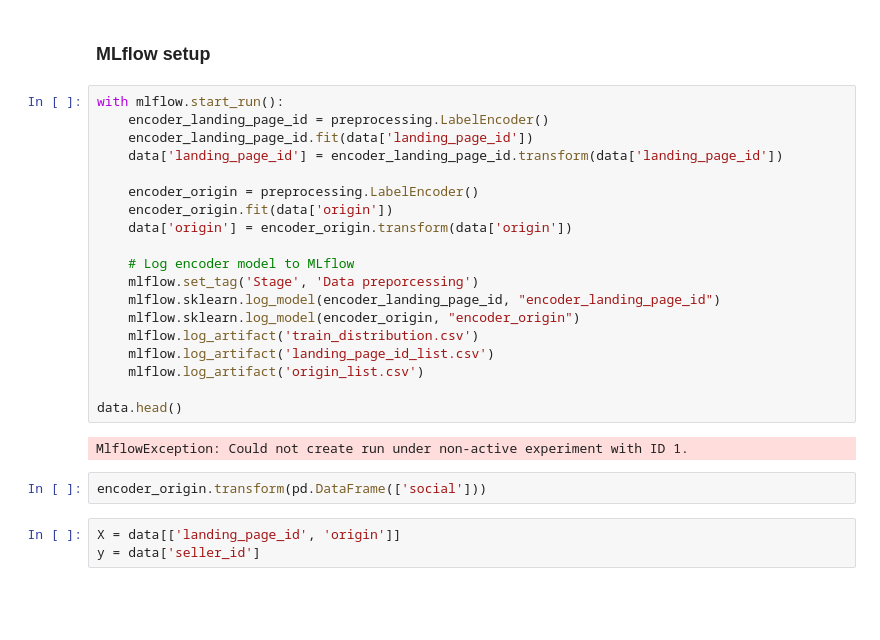
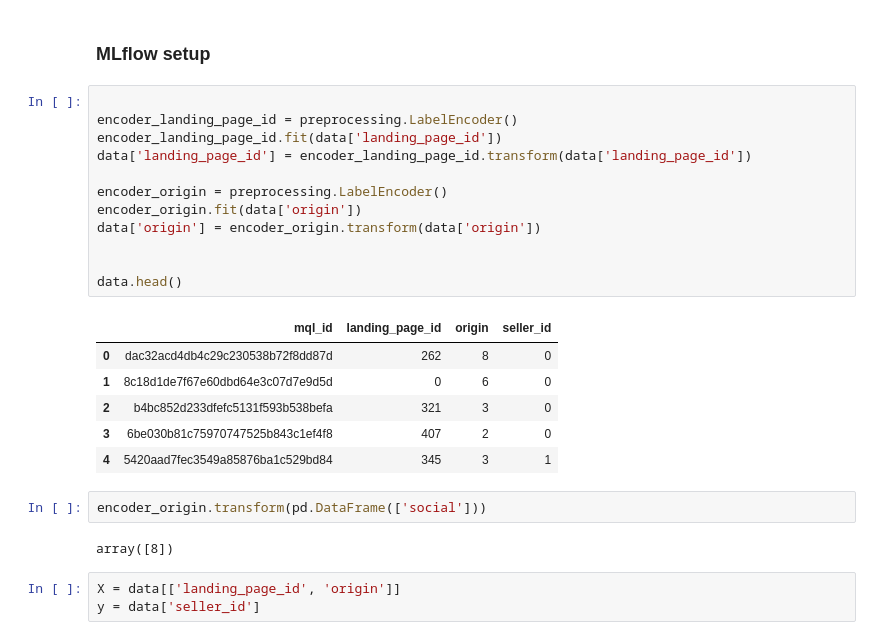
Before and after one commit to AshwinDV/LeadPrecdictionMLOps, a Jupyter notebook: Lead_Prediction.ipynb, the cells around one changed output. Saved outputs shown, nothing was run; the diff lists cells and outputs as text; blank space fills up the shorter version.

```diff
--- a/Lead_Prediction.ipynb
+++ b/Lead_Prediction.ipynb
@@ -211,28 +212,28 @@ origin_list.to_csv (r'origin_list.csv', index = False, header=True)
 # %% [markdown]
 ### MLflow setup
 # %%
-with mlflow.start_run():
-    encoder_landing_page_id = preprocessing.LabelEncoder()
-    encoder_landing_page_id.fit(data['landing_page_id'])
-    data['landing_page_id'] = encoder_landing_page_id.transform(data['landing_page_id'])
 
-    encoder_origin = preprocessing.LabelEncoder()
-    encoder_origin.fit(data['origin'])
-    data['origin'] = encoder_origin.transform(data['origin'])
+encoder_landing_page_id = preprocessing.LabelEncoder()
+encoder_landing_page_id.fit(data['landing_page_id'])
+data['landing_page_id'] = encoder_landing_page_id.transform(data['landing_page_id'])
 
-    # Log encoder model to MLflow
-    mlflow.set_tag('Stage', 'Data preporcessing')
-    mlflow.sklearn.log_model(encoder_landing_page_id, "encoder_landing_page_id")
-    mlflow.sklearn.log_model(encoder_origin, "encoder_origin")
-    mlflow.log_artifact('train_distribution.csv')
-    mlflow.log_artifact('landing_page_id_list.csv')
-    mlflow.log_artifact('origin_list.csv')
+encoder_origin = preprocessing.LabelEncoder()
+encoder_origin.fit(data['origin'])
+data['origin'] = encoder_origin.transform(data['origin'])
+
 
 data.head()
 # %% [output]
-MlflowException: Could not create run under non-active experiment with ID 1.
+|  | mql_id | landing_page_id | origin | seller_id |
+| 0 | dac32acd4db4c29c230538b72f8dd87d | 262 | 8 | 0 |
+| 1 | 8c18d1de7f67e60dbd64e3c07d7e9d5d | 0 | 6 | 0 |
+| 2 | b4bc852d233dfefc5131f593b538befa | 321 | 3 | 0 |
+| 3 | 6be030b81c75970747525b843c1ef4f8 | 407 | 2 | 0 |
+| 4 | 5420aad7fec3549a85876ba1c529bd84 | 345 | 3 | 1 |
 # %%
 encoder_origin.transform(pd.DataFrame(['social']))
+# %% [output]
+array([8])
 # %%
 X = data[['landing_page_id', 'origin']]
 y = data['seller_id']
```
Also changed, not shown: parts of 20 cells of this notebook, 1 other file.
